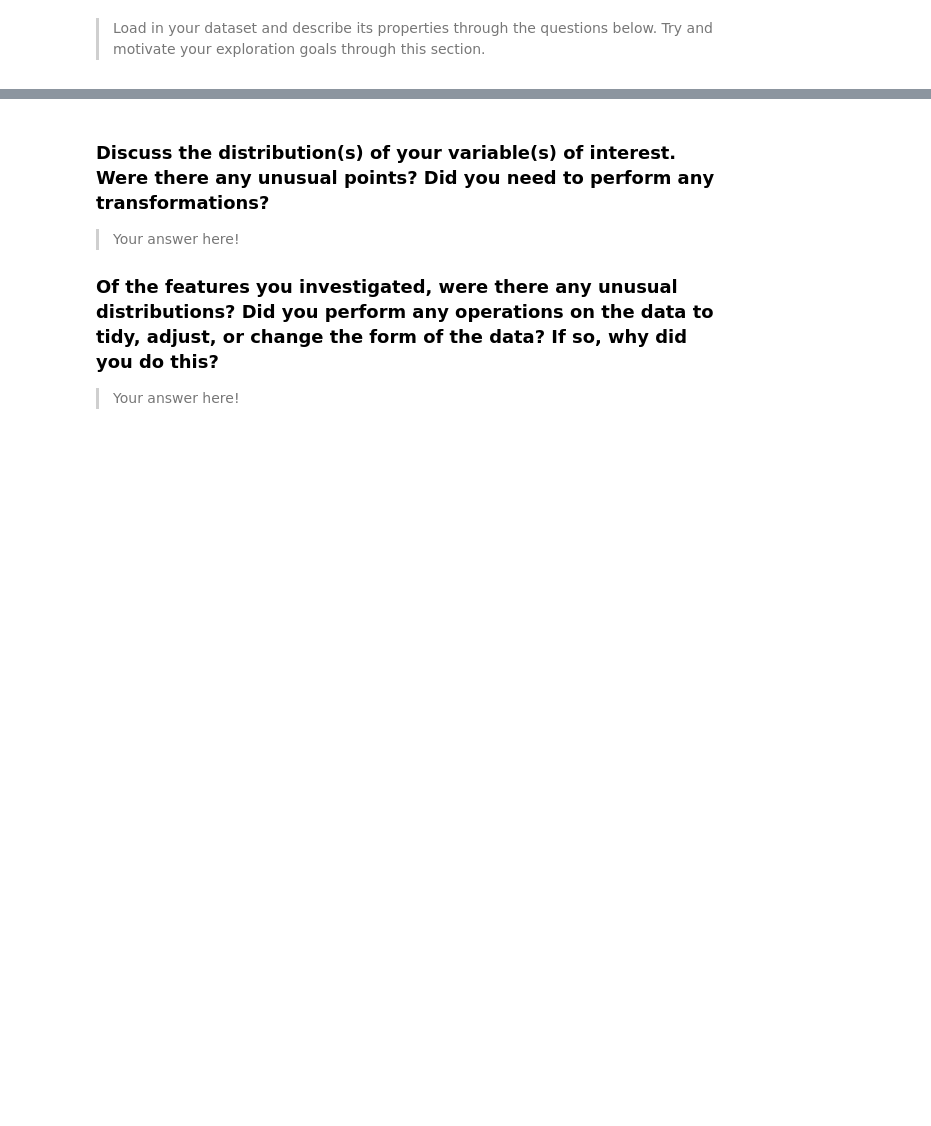
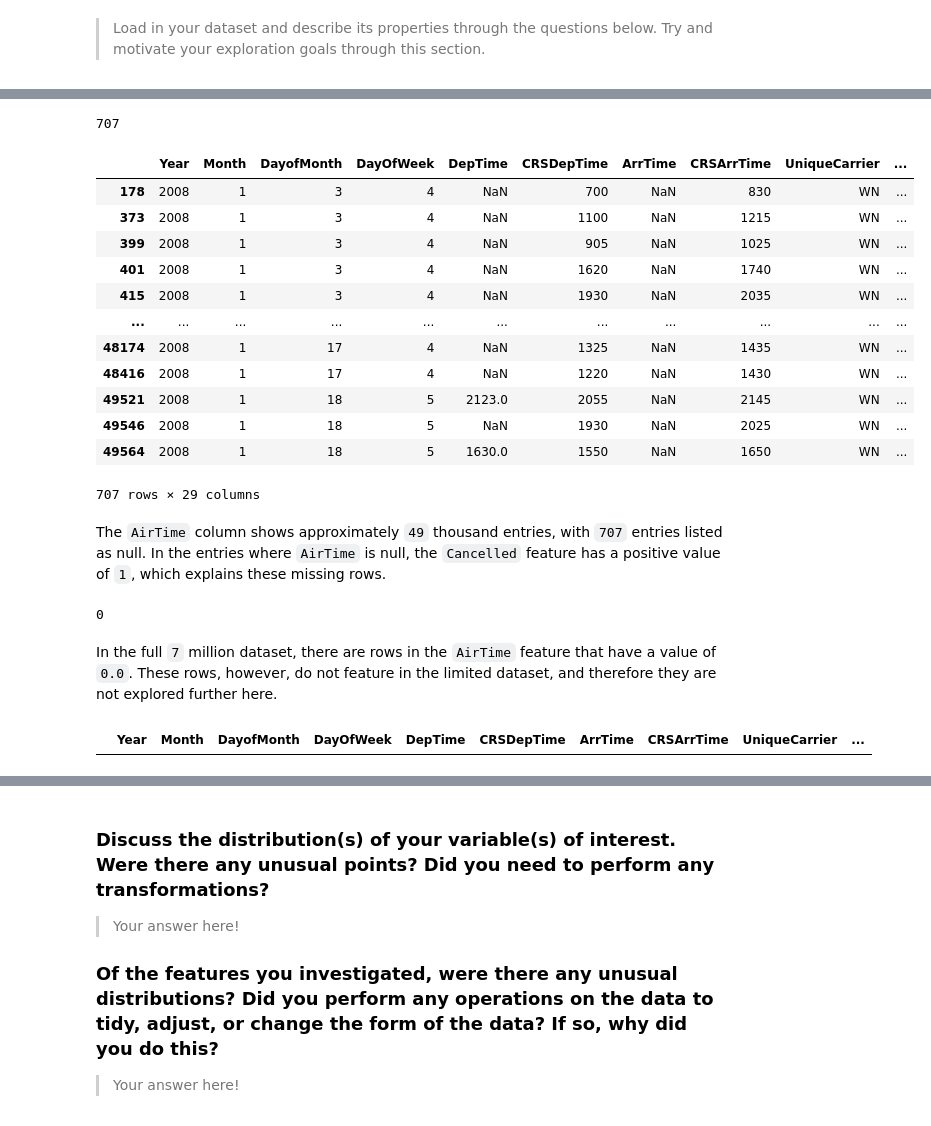
Before and after one commit to blue-santa/udacity-data-analytics, a Jupyter notebook: 05-Project/02-project/exploration_template.ipynb, the cells around one changed output, grey strips where cells are left out. Saved outputs shown, nothing was run; the diff lists cells and outputs as text; code cells hidden in the pictures; blank space fills up the shorter version.

```diff
--- a/05-Project/02-project/exploration_template.ipynb
+++ b/05-Project/02-project/exploration_template.ipynb
@@ -15,6 +15,8 @@ import matplotlib.pyplot as plt
 import seaborn as sb
 
 %matplotlib inline
+# %%
+pd.set_option("display.max_columns", None)
 # %% [markdown]
 > Load in your dataset and describe its properties through the questions below.
 Try and motivate your exploration goals through this section.
@@ -78,0 +173,32 @@ you plan on investigating next.
+# %%
+df_clean['AirTime'].isnull().sum()
+# %% [output]
+707
+# %%
+df_clean[df_clean['AirTime'].isnull()]
+# %% [output]
+|  | Year | Month | DayofMonth | DayOfWeek | DepTime | CRSDepTime | ArrTime | CRSArrTime | UniqueCarrier | ... |
+| 178 | 2008 | 1 | 3 | 4 | NaN | 700 | NaN | 830 | WN | ... |
+| 373 | 2008 | 1 | 3 | 4 | NaN | 1100 | NaN | 1215 | WN | ... |
+| 399 | 2008 | 1 | 3 | 4 | NaN | 905 | NaN | 1025 | WN | ... |
+| 401 | 2008 | 1 | 3 | 4 | NaN | 1620 | NaN | 1740 | WN | ... |
+| 415 | 2008 | 1 | 3 | 4 | NaN | 1930 | NaN | 2035 | WN | ... |
+| ... | ... | ... | ... | ... | ... | ... | ... | ... | ... | ... |
+| 48174 | 2008 | 1 | 17 | 4 | NaN | 1325 | NaN | 1435 | WN | ... |
+| 48416 | 2008 | 1 | 17 | 4 | NaN | 1220 | NaN | 1430 | WN | ... |
+| 49521 | 2008 | 1 | 18 | 5 | 2123.0 | 2055 | NaN | 2145 | WN | ... |
+| 49546 | 2008 | 1 | 18 | 5 | NaN | 1930 | NaN | 2025 | WN | ... |
+| 49564 | 2008 | 1 | 18 | 5 | 1630.0 | 1550 | NaN | 1650 | WN | ... |
+707 rows × 29 columns
+# %% [markdown]
+The `AirTime` column shows approximately `49` thousand entries, with `707` entries listed as null. In the entries where `AirTime` is null, the `Cancelled` feature has a positive value of `1`, which explains these missing rows.
+# %%
+df_clean[df_clean['AirTime'] == 0.0].shape[0]
+# %% [output]
+0
+# %% [markdown]
+In the full `7` million dataset, there are rows in the `AirTime` feature that have a value of `0.0`. These rows, however, do not feature in the limited dataset, and therefore they are not explored further here.
+# %%
+df_clean[df_clean['AirTime'] == 0.0]
+# %% [output]
+|  | Year | Month | DayofMonth | DayOfWeek | DepTime | CRSDepTime | ArrTime | CRSArrTime | UniqueCarrier | ... |
```
Also changed, not shown: parts of 27 cells of this notebook.
